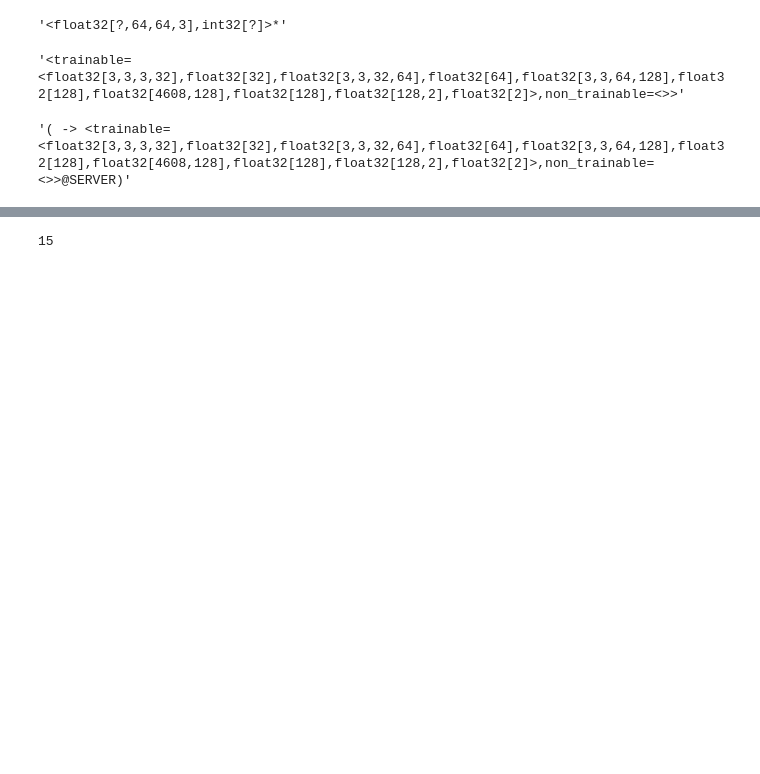
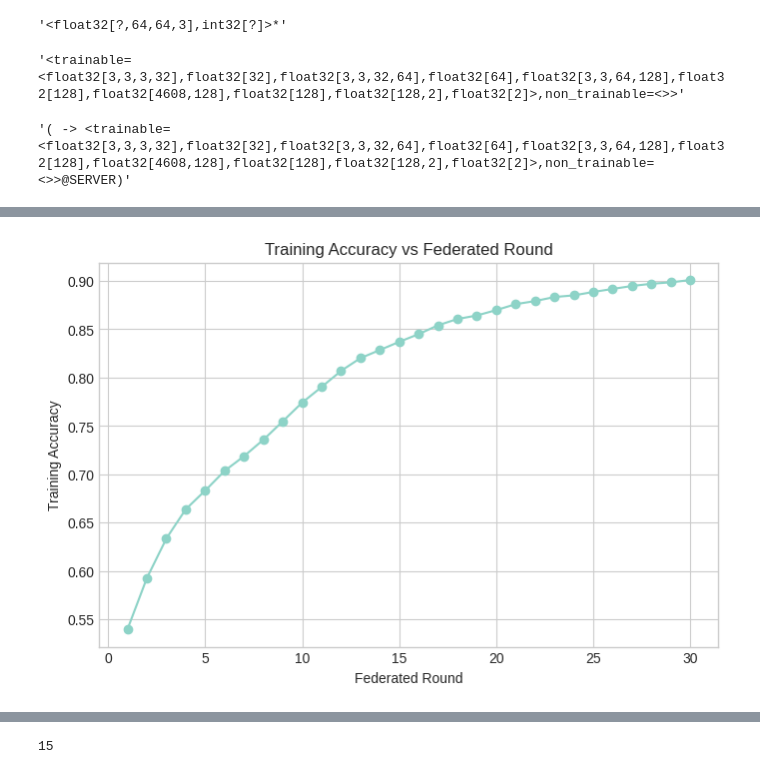
Before and after one commit to mkamepal/tf_fd_cancer_fakeclients_detection, a Jupyter notebook: src/notebooks/fakeclients_segregation.ipynb, the cells around one changed output, grey strips where cells are left out. Cells and saved outputs as stored; diff of their text form; code cells hidden in the pictures; blank space fills up the shorter version.

```diff
--- a/src/notebooks/fakeclients_segregation.ipynb
+++ b/src/notebooks/fakeclients_segregation.ipynb
@@ -899,0 +931,10 @@ Training Accuracy : 0.6453
+# %%
+plt.figure(figsize=(8, 5))
+plt.plot(range(1, len(round_accuracies) + 1), round_accuracies, marker='o')
+plt.xlabel("Federated Round")
+plt.ylabel("Training Accuracy")
+plt.title("Training Accuracy vs Federated Round")
+plt.grid(True)
+plt.show()
+# %% [output]
+[figure, added]
```
Also changed, not shown: parts of 24 cells of this notebook, 1 other file.
